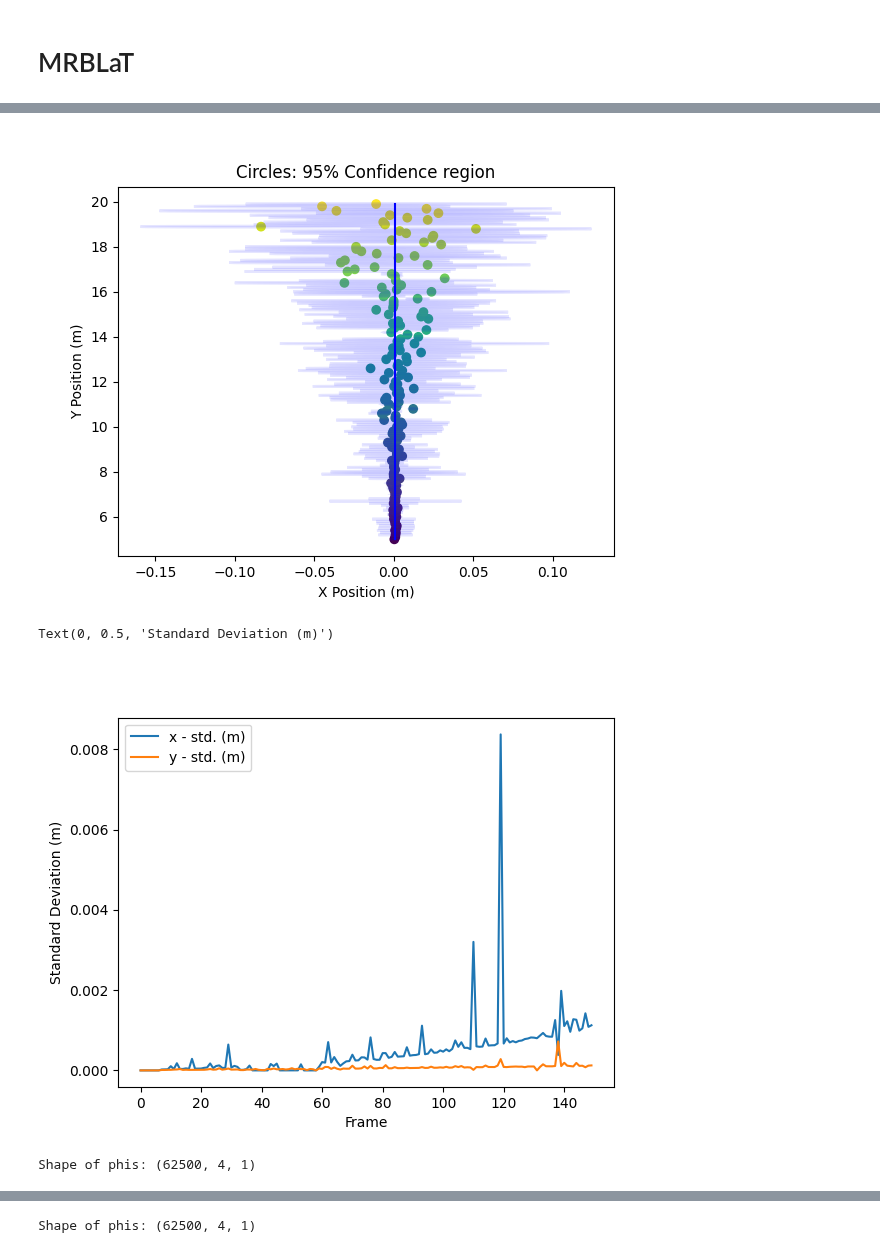
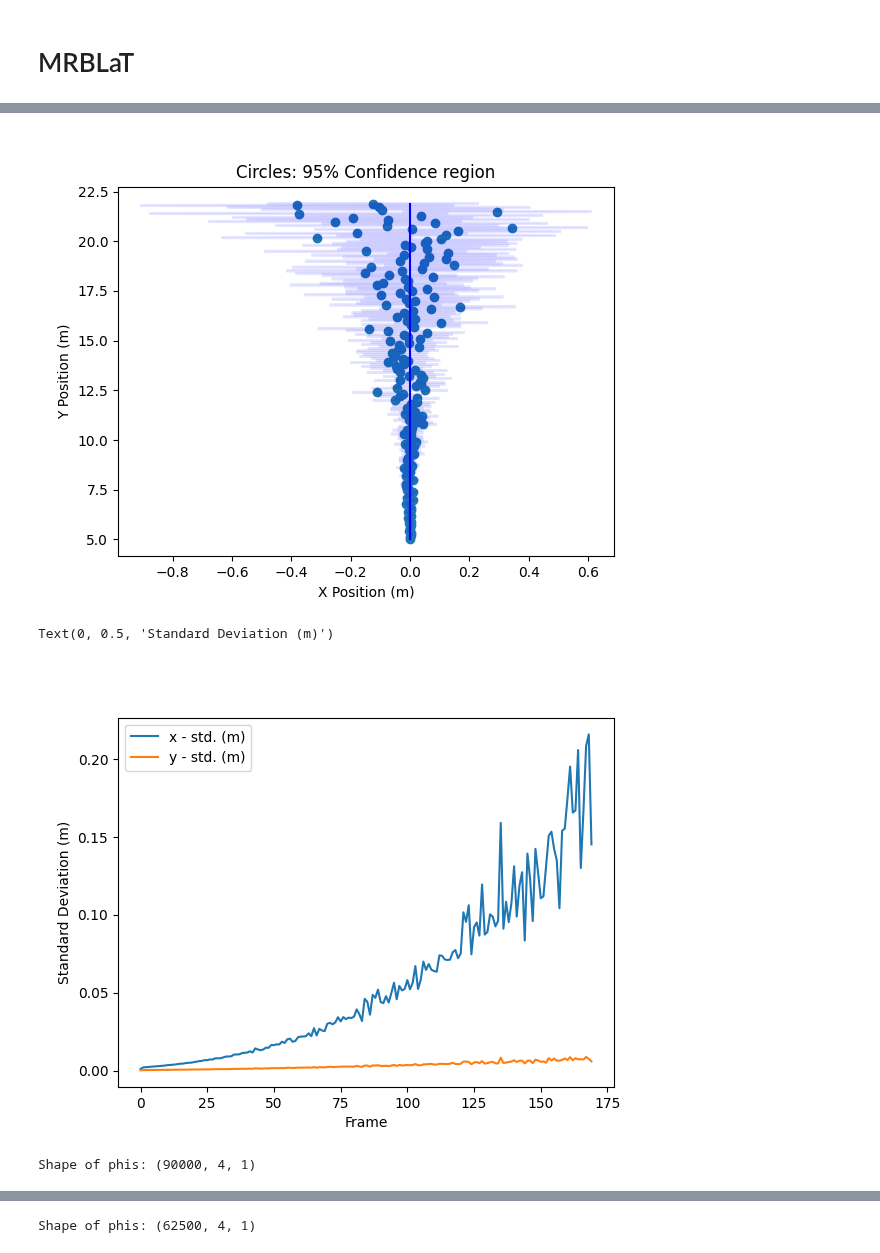
Before and after one commit to RHIMMELAND/MMARS, a Jupyter notebook: examples/MRBLaT_test.ipynb, the cells around one changed output, grey strips where cells are left out. Saved outputs shown, nothing was run; the diff lists cells and outputs as text; code cells hidden in the pictures.

```diff
--- a/examples/MRBLaT_test.ipynb
+++ b/examples/MRBLaT_test.ipynb
@@ -22,7 +22,21 @@ import mmars
 # %% [output]
 c:\Users\malth\OneDrive - Aarhus Universitet\Dokumenter\AAU-Studie\10. semester\NEW GIT\MMARS
 # %%
-radar_model_1 = mmars.FmcwRadar(position=np.array([[0,0]]), signalNoiseRatio=[10, 10], N_chirps=1)
+radar_model_1 = mmars.FmcwRadar(
+                 position = np.array([[0,0]]),
+                 tx_antennas = None,
+                 rx_antennas = None,
+                 chirp_Rate = 20*1e12,
+                 T_between_chirps = 128/(10e6),
+                 f_carrier = 77e9,
+                 N_samples = 128,
+                 f_sampling = 3e6,
+                 N_chirps = 1,
+                 transmitPower = 1,
+                 gain = 1,
+                 radarCrossSection = 1,
+                 signalNoiseRatio = [0, 10]
+                                    )
 #radar_model_2 = mmars.FmcwRadar(position=np.array([[0,10]]), signalNoiseRatio=[10, 10], N_chirps=1)
 #radar_model_3 = mmars.FmcwRadar(position=np.array([[0,20]]), signalNoiseRatio=[10, 10], N_chirps=1)
 # %% [markdown]
@@ -30,7 +44,7 @@ radar_model_1 = mmars.FmcwRadar(position=np.array([[0,0]]), signalNoiseRatio=[10
 # %%
 T_frame = 0.1
 
-target_model_1 = mmars.Target(start_position=np.array([[0.001,5.001]]), start_velocity=1., T_total=15., T_frame=T_frame)
+target_model_1 = mmars.Target(start_position=np.array([[0.,5.]]), start_velocity=1., T_total=17., T_frame=T_frame)
 
 target_model_1.generate_trajectory(trajectory_type="linear")
 
@@ -83,6 +116,6 @@ array([3.83082730e-04, 5.00150121e+00, 1.00000000e-06, 1.00000000e-06])
 # %%
 x0 = [target_ground_truth[0][0], target_ground_truth[1][0],0.1,0.1]
-bound = ((-20, 20), (0, 20), (1e-10, 10), (1e-10, 10))
+bound = ((-20, 20), (4, 60), (1e-10, 10), (1e-10, 10))
 
 D_KL_results = np.zeros((len(sim_data_1), 4))
 
@@ -92,9 +125,10 @@ for n in tqdm(range(len(sim_data_1))):
     if n == 0:
         #print("First frame")
         D_KL_result = minimize(mrblatcomp.D_KL, x0, bounds = bound, args=(data_fourier, x0, (1,1,1,1), (1,1,1,1), False), method='nelder-mead', options={'xatol': 1e-10, 'disp': False})
+
     else:
         #print("Not first frame")
         D_KL_result = minimize(mrblatcomp.D_KL, D_KL_results[n-1], bounds = bound, args=(data_fourier, D_KL_results[n-1], (1,1,1,1), (1,1,1,1), False), method='nelder-mead', options={'xatol': 1e-10, 'disp': False})
 
     D_KL_results[n] = D_KL_result.x
-    print(D_KL_result.x)
+    #print(D_KL_result.x)
@@ -147,44 +141,43 @@ neldermead: [-2.         10.         10.          6.39096512]
 # %%
 plt.figure()
-plt.scatter(D_KL_results[:, 0], D_KL_results[:, 1], label="MRBLAT", c=np.linspace(0, 1, len(D_KL_results[:, 0])), cmap='viridis', marker='o')
+plt.scatter(D_KL_results[:,0], D_KL_results[:, 1])#, label="MRBLAT", c=np.linspace(0, 1, len(D_KL_results[:, 0])), cmap='viridis', marker='o')
 plt.plot(target_ground_truth[0][:500], target_ground_truth[1][:500], label="Ground Truth", color="blue")
 plt.xlabel("X Position (m)")
 plt.ylabel("Y Position (m)")
 plt.title('Circles: 95% Confidence region')
 #plt.ylim(-1, 30)
 
 for N_frame in range(len(D_KL_results)):
     mean_MR = np.array([D_KL_results[N_frame,0], D_KL_results[N_frame,1]])
-    cov_MR = np.array([[D_KL_results[N_frame, 2], 0],
-                   [0, D_KL_results[N_frame, 3]]])
+    cov_MR = np.array([[D_KL_results[N_frame,2]**2, 0], [0, D_KL_results[N_frame,3]**2]])
     x_MR, y_MR = np.random.multivariate_normal(mean_MR, cov_MR, 10000).T
     # Calculate eigenvalues and eigenvectors of the covariance matrix
     eigenvalues_MR, eigenvectors_MR = np.linalg.eigh(cov_MR)
     order_MR = eigenvalues_MR.argsort()[::-1]
     eigenvalues_MR, eigenvectors_MR = eigenvalues_MR[order_MR], eigenvectors_MR[:, order_MR]
     angle_MR = np.degrees(np.arctan2(*eigenvectors_MR[:, 0][::-1]))
     width_MR, height_MR = 2 * np.sqrt(eigenvalues_MR * 5.991)  # 5.991 is the chi-square value for 95% confidence
     # Create and add the ellipse to the plot
     ellipse_MR = Ellipse(xy=mean_MR, width=width_MR, height=height_MR, angle=angle_MR, edgecolor='blue', fc='blue', lw=2, alpha=0.1)
     plt.gca().add_patch(ellipse_MR)
 # %% [output]
-[figure, old version]
+[figure, new version]
 # %%
 plt.figure()
-plt.plot(D_KL_results[:, 2], label="x - std. (m)")
-plt.plot(D_KL_results[:, 3], label="y - std. (m)")
+plt.plot(D_KL_results[:,2], label="x - std. (m)")
+plt.plot(D_KL_results[:,3], label="y - std. (m)")
 plt.xlabel("Frame")
 plt.legend()
 plt.ylabel("Standard Deviation (m)")
 # %% [output]
 Text(0, 0.5, 'Standard Deviation (m)')
-[figure, old version]
+[figure, new version]
 # %%
-gridsize = 250
+gridsize = 300
 
 # Define the range for phi[0] and phi[1]
-x_values = np.linspace(-50, 50, gridsize)  # 0 to 50 (inclusive)
-y_values = np.linspace(3, 50.0001, gridsize)
+x_values = np.linspace(-5, 5, gridsize)  # 0 to 50 (inclusive)
+y_values = np.linspace(15, 25, gridsize)
 
 # Create a grid of all combinations of phi[0] and phi[1]
 
@@ -199,5 +192,5 @@ phis = np.array(phis)
 print(f"Shape of phis: {phis.shape}")  # Expected: (2500, 4, 1)
 #print(phis[:-2])  # Print first few vectors
 # %% [output]
-Shape of phis: (62500, 4, 1)
+Shape of phis: (90000, 4, 1)
 # %%
```
Also changed, not shown: parts of 13 cells of this notebook, 2 other files.
